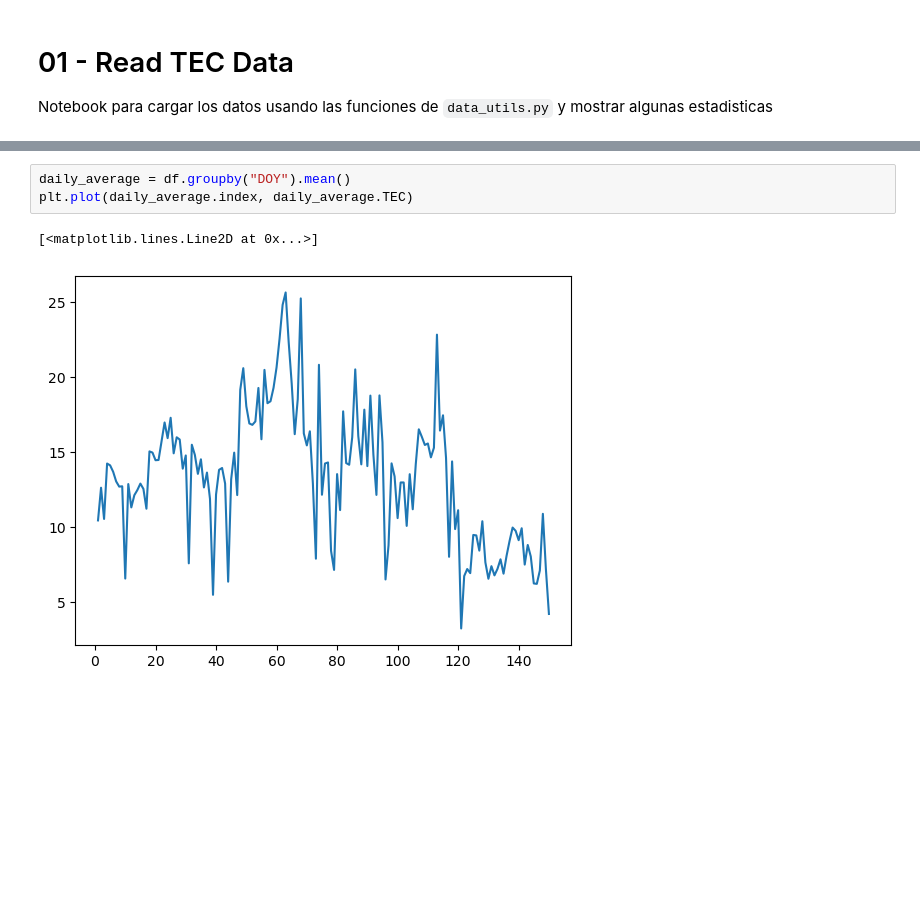
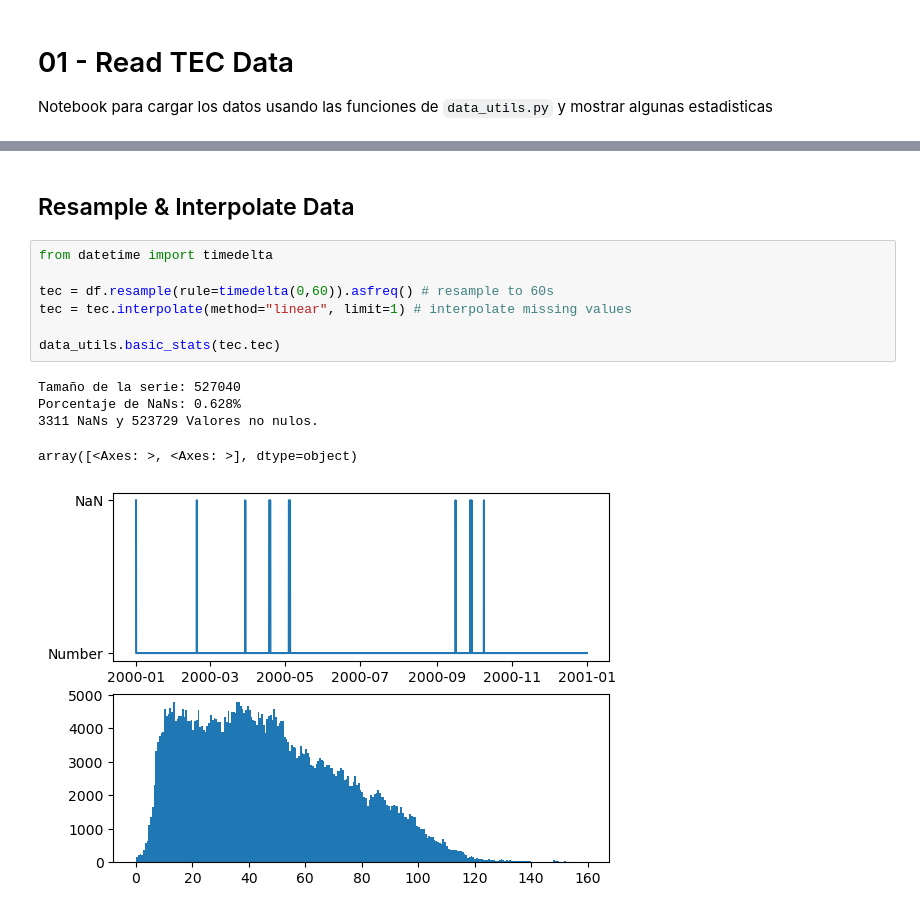
Before and after one commit to atuel96/cargar-estacion-tucu-tec, a Jupyter notebook: 01-read-TEC-data.ipynb, the cells around one changed output, grey strips where cells are left out. Cells and saved outputs as stored; diff of their text form; blank space fills up the shorter version.

```diff
--- a/01-read-TEC-data.ipynb
+++ b/01-read-TEC-data.ipynb
@@ -58,6 +43,15 @@ plt.plot(df.index,df.TEC)
-# %%
-daily_average = df.groupby("DOY").mean()
-plt.plot(daily_average.index, daily_average.TEC)
-# %% [output]
-[<matplotlib.lines.Line2D at 0x...>]
-[figure, removed]
+# %% [markdown]
+## Resample & Interpolate Data
+# %%
+from datetime import timedelta
+
+tec = df.resample(rule=timedelta(0,60)).asfreq() # resample to 60s
+tec = tec.interpolate(method="linear", limit=1) # interpolate missing values
+
+data_utils.basic_stats(tec.tec)
+# %% [output]
+Tamaño de la serie: 527040
+Porcentaje de NaNs: 0.628%
+3311 NaNs y 523729 Valores no nulos.
+array([<Axes: >, <Axes: >], dtype=object)
+[figure, added]
```
Also changed, not shown: parts of 10 cells of this notebook, 1 other file.
